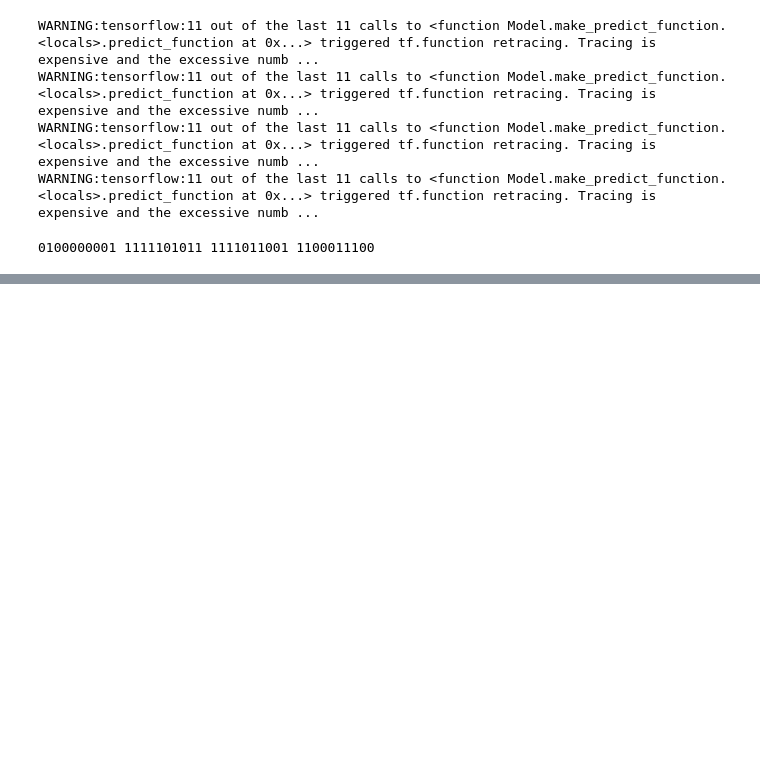
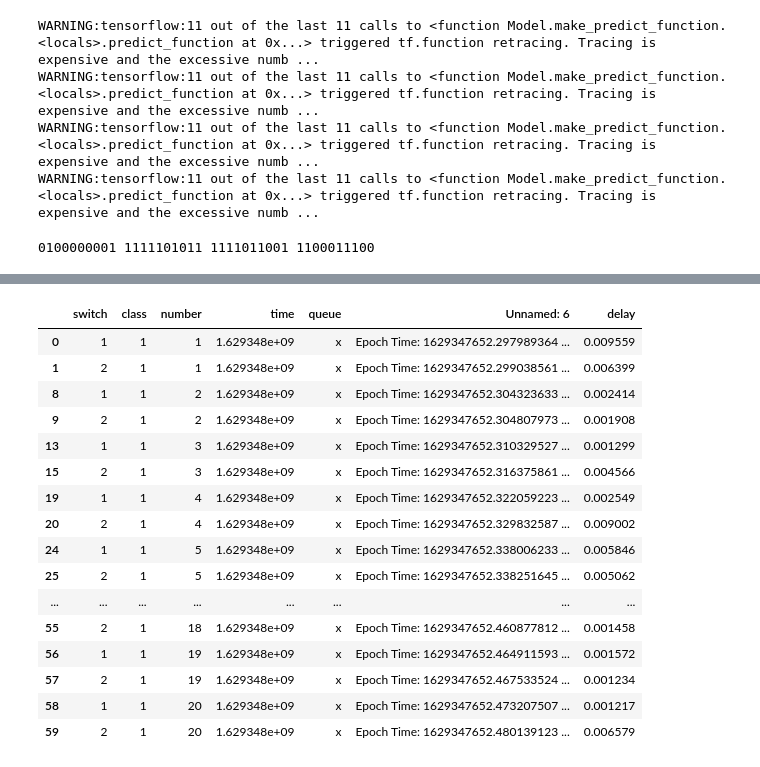
Before and after one commit to jihyejjang/network-scheduling-with-DRL, a Jupyter notebook: model/result/0808_1_train/testing.ipynb, the cells around one changed output, grey strips where cells are left out. Drawn from its saved outputs; the diff is of its cells as text; code cells hidden in the pictures; blank space fills up the shorter version.

```diff
--- a/model/result/0808_1_train/testing.ipynb
+++ b/model/result/0808_1_train/testing.ipynb
@@ -122,0 +202,20 @@ print (a  , b  , c  , d )
+# %%
+one
+# %% [output]
+|  | switch | class | number | time | queue | Unnamed: 6 | delay |
+| 0 | 1 | 1 | 1 | 1.629348e+09 | x | Epoch Time: 1629347652.297989364 ... | 0.009559 |
+| 1 | 2 | 1 | 1 | 1.629348e+09 | x | Epoch Time: 1629347652.299038561 ... | 0.006399 |
+| 8 | 1 | 1 | 2 | 1.629348e+09 | x | Epoch Time: 1629347652.304323633 ... | 0.002414 |
+| 9 | 2 | 1 | 2 | 1.629348e+09 | x | Epoch Time: 1629347652.304807973 ... | 0.001908 |
+| 13 | 1 | 1 | 3 | 1.629348e+09 | x | Epoch Time: 1629347652.310329527 ... | 0.001299 |
+| 15 | 2 | 1 | 3 | 1.629348e+09 | x | Epoch Time: 1629347652.316375861 ... | 0.004566 |
+| 19 | 1 | 1 | 4 | 1.629348e+09 | x | Epoch Time: 1629347652.322059223 ... | 0.002549 |
+| 20 | 2 | 1 | 4 | 1.629348e+09 | x | Epoch Time: 1629347652.329832587 ... | 0.009002 |
+| 24 | 1 | 1 | 5 | 1.629348e+09 | x | Epoch Time: 1629347652.338006233 ... | 0.005846 |
+| 25 | 2 | 1 | 5 | 1.629348e+09 | x | Epoch Time: 1629347652.338251645 ... | 0.005062 |
+| ... | ... | ... | ... | ... | ... | ... | ... |
+| 55 | 2 | 1 | 18 | 1.629348e+09 | x | Epoch Time: 1629347652.460877812 ... | 0.001458 |
+| 56 | 1 | 1 | 19 | 1.629348e+09 | x | Epoch Time: 1629347652.464911593 ... | 0.001572 |
+| 57 | 2 | 1 | 19 | 1.629348e+09 | x | Epoch Time: 1629347652.467533524 ... | 0.001234 |
+| 58 | 1 | 1 | 20 | 1.629348e+09 | x | Epoch Time: 1629347652.473207507 ... | 0.001217 |
+| 59 | 2 | 1 | 20 | 1.629348e+09 | x | Epoch Time: 1629347652.480139123 ... | 0.006579 |
```
Also changed, not shown: parts of 16 cells of this notebook, 11 other files.
